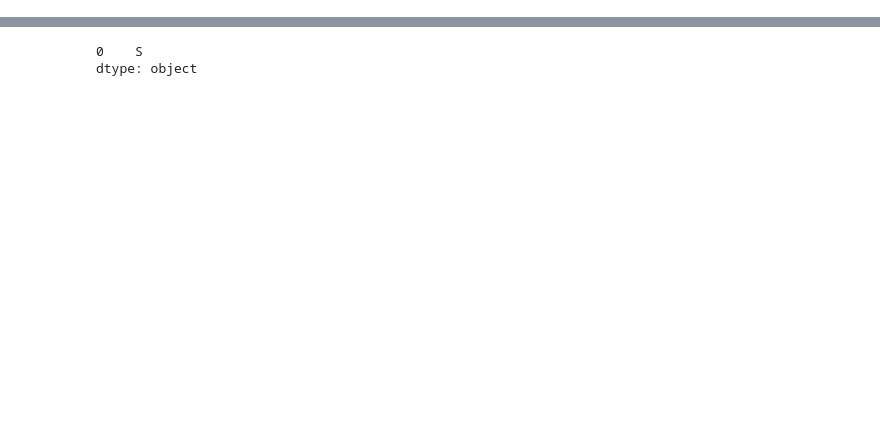
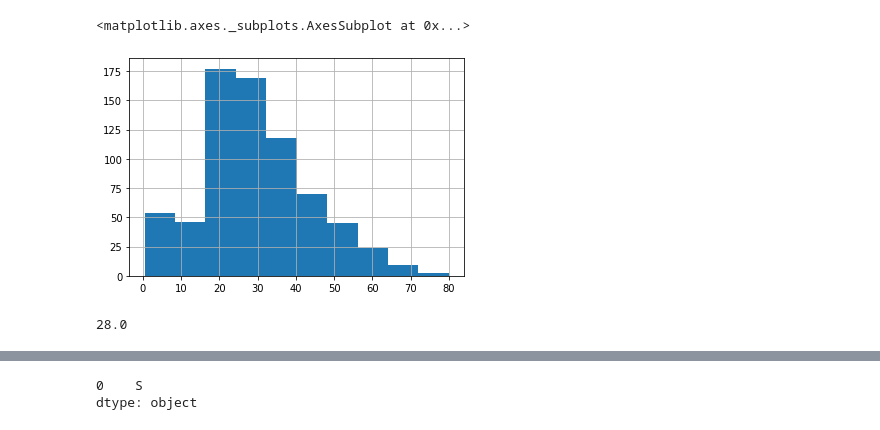
Before and after one commit to Muhamadsulton/kaggle, a Jupyter notebook: Титаник.ipynb, the cells around one changed output, grey strips where cells are left out. Drawn from its saved outputs; the diff is of its cells as text; code cells hidden in the pictures; blank space fills up the shorter version.

```diff
--- a/Титаник.ipynb
+++ b/Титаник.ipynb
@@ -68,0 +134,9 @@ memory usage: 62.8+ KB
+# %%
+data['Age'].hist()
+# %% [output]
+<matplotlib.axes._subplots.AxesSubplot at 0x...>
+[figure, added]
+# %%
+data['Age'].median()
+# %% [output]
+28.0
```
Also changed, not shown: parts of 215 cells of this notebook.
